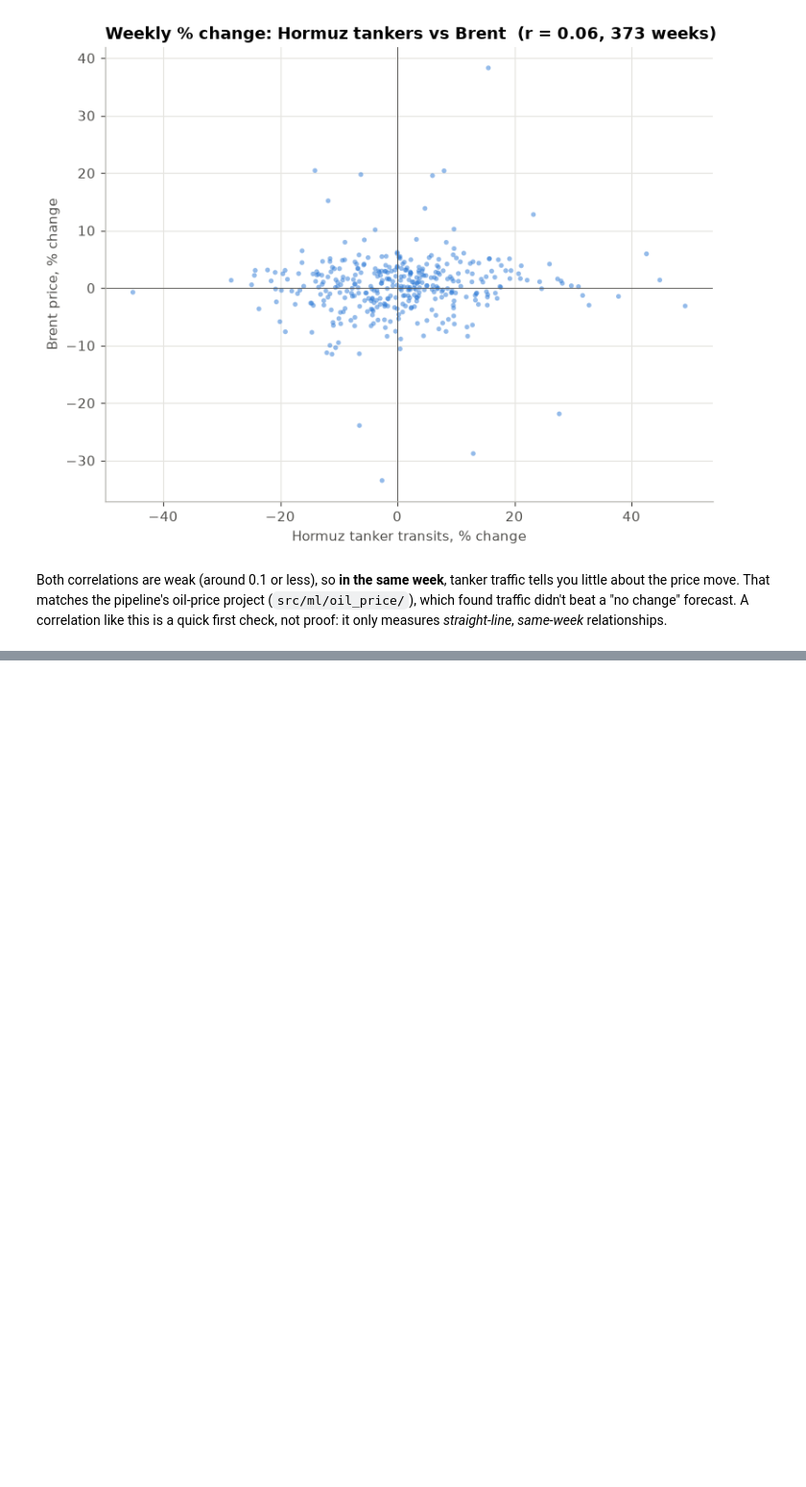
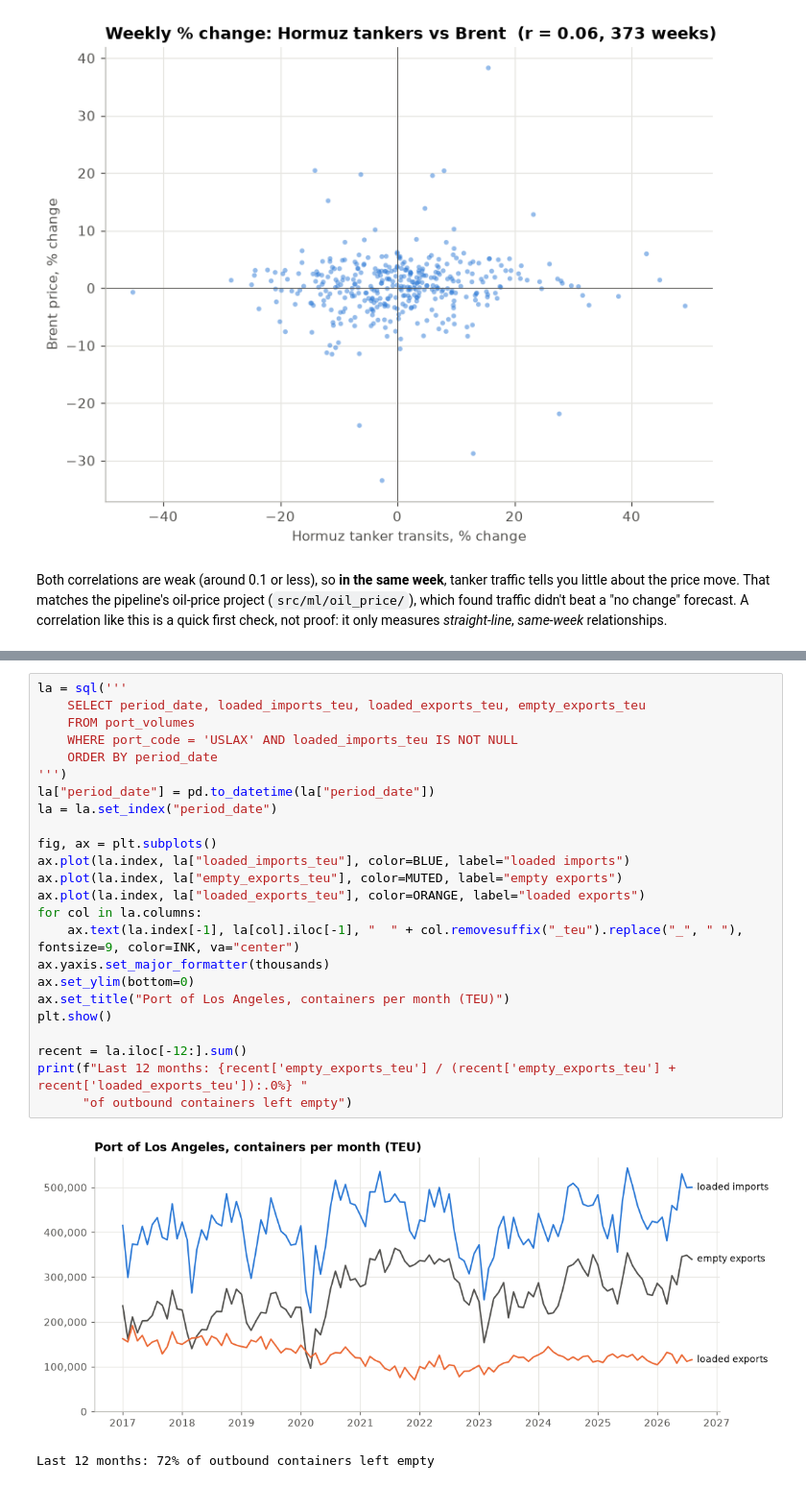
Before and after one commit to Zanderl1987/ShippingDataPipeline, a Jupyter notebook: notebooks/shipping_eda.ipynb, the cells around one changed output, grey strips where cells are left out. Shown at 96% size. Saved outputs shown, nothing was run; the diff lists cells and outputs as text; blank space fills up the shorter version.

```diff
--- a/notebooks/shipping_eda.ipynb
+++ b/notebooks/shipping_eda.ipynb
@@ -1371,0 +1575,27 @@ That matches the pipeline's oil-price project (`src/ml/oil_price/`), which found
+# %%
+la = sql('''
+    SELECT period_date, loaded_imports_teu, loaded_exports_teu, empty_exports_teu
+    FROM port_volumes
+    WHERE port_code = 'USLAX' AND loaded_imports_teu IS NOT NULL
+    ORDER BY period_date
+''')
+la["period_date"] = pd.to_datetime(la["period_date"])
+la = la.set_index("period_date")
+
+fig, ax = plt.subplots()
+ax.plot(la.index, la["loaded_imports_teu"], color=BLUE, label="loaded imports")
+ax.plot(la.index, la["empty_exports_teu"], color=MUTED, label="empty exports")
+ax.plot(la.index, la["loaded_exports_teu"], color=ORANGE, label="loaded exports")
+for col in la.columns:
+    ax.text(la.index[-1], la[col].iloc[-1], "  " + col.removesuffix("_teu").replace("_", " "), fontsize=9, color=INK, va="center")
+ax.yaxis.set_major_formatter(thousands)
+ax.set_ylim(bottom=0)
+ax.set_title("Port of Los Angeles, containers per month (TEU)")
+plt.show()
+
+recent = la.iloc[-12:].sum()
+print(f"Last 12 months: {recent['empty_exports_teu'] / (recent['empty_exports_teu'] + recent['loaded_exports_teu']):.0%} "
+      "of outbound containers left empty")
+# %% [output]
+[figure, added]
+Last 12 months: 72% of outbound containers left empty
```
Also changed, not shown: parts of 46 cells of this notebook.
